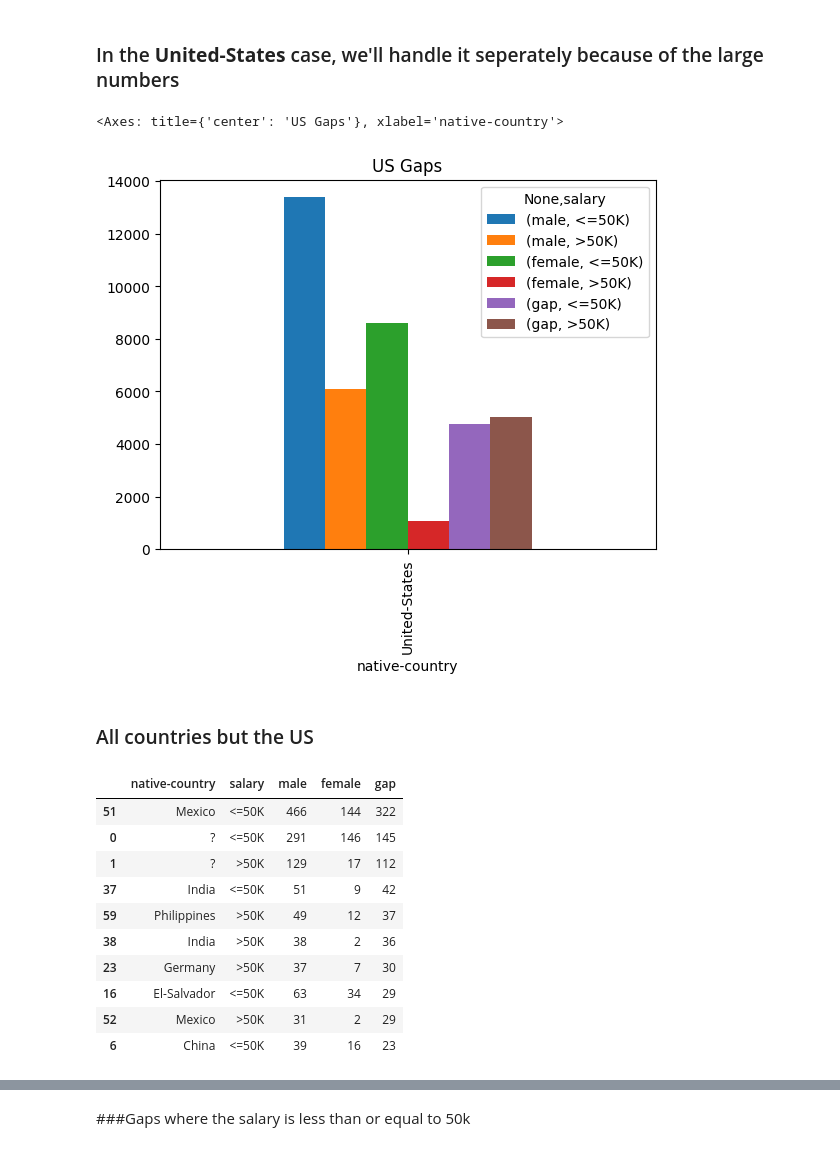
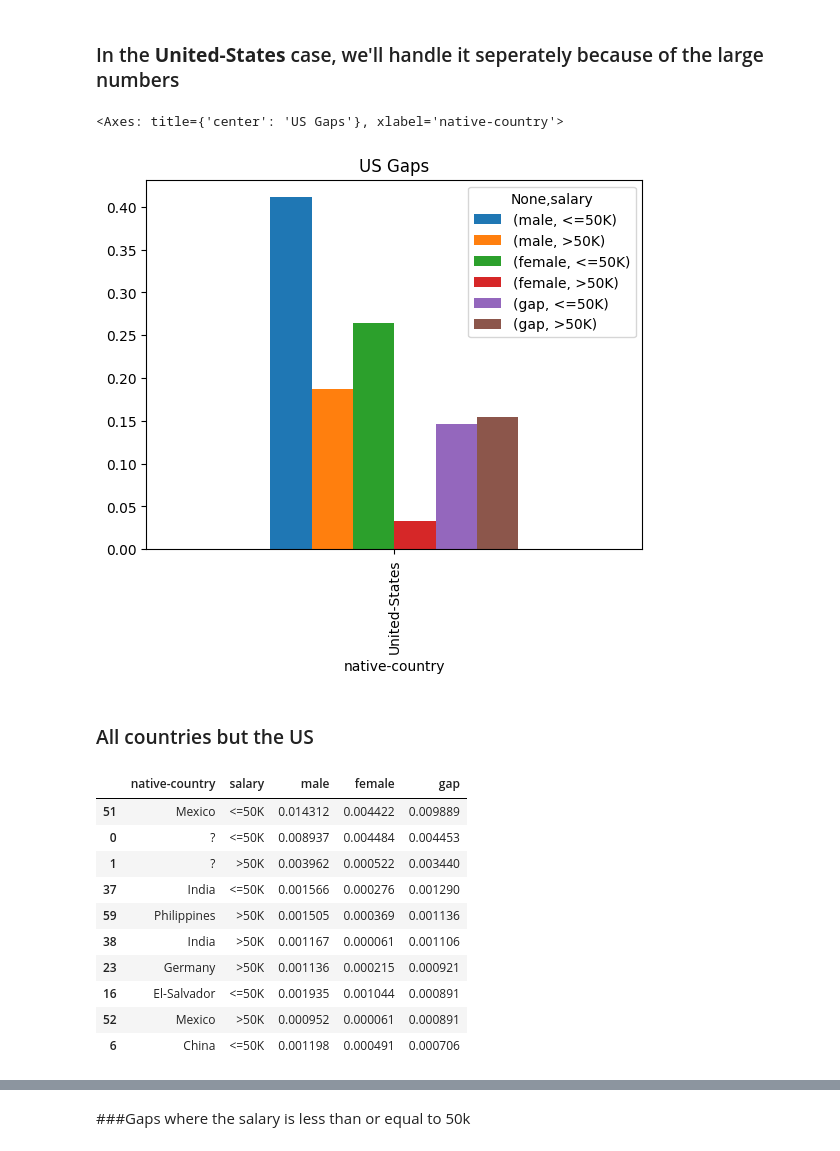
Before and after one commit to 6arek212/ML-Salary-Dataset, a Jupyter notebook: ML.ipynb, the cells around one changed output, grey strips where cells are left out. Drawn from its saved outputs; the diff is of its cells as text; code cells hidden in the pictures.

```diff
--- a/ML.ipynb
+++ b/ML.ipynb
@@ -215,32 +217,31 @@ plt.show()
 # %%
 filtered_data = salary[salary["native-country"] == "United-States"]
 
 data = filtered_data.groupby(["native-country",  "salary"]).apply(lambda x: pd.Series({
-   "male" : (x.sex.str.contains('Male')).sum(),
-   "female" :(x.sex.str.contains('Female')).sum()
+   "male" : (x.sex == 'Male').sum() / len(salary) ,
+   "female" :(x.sex == 'Female').sum() / len(salary)
 }))
 data = data.reset_index()
 
 
 data["gap"] = abs(data["male"] - data["female"])
 
 data = data.nlargest(10, "gap")
 
 data.set_index(['native-country','salary']).unstack().plot.bar(title= 'US Gaps')
 # %% [output]
 <Axes: title={'center': 'US Gaps'}, xlabel='native-country'>
-[figure, old version]
+[figure, new version]
 # %% [markdown]
 ### All countries but the US
 # %%
 filtered_data = salary[salary["native-country"] != "United-States"]
 # count=("salary", 'count') , Female = ("sex" , "count") , Male = ("sex","count")
 data = filtered_data.groupby(["native-country",  "salary"]).apply(lambda x: pd.Series({
-   "male" : (x.sex.str.contains('Male')).sum(),
-   "female" :(x.sex.str.contains('Female')).sum()
+   "male" : (x.sex == 'Male').sum() / len(salary) ,
+   "female" :(x.sex == 'Female').sum() / len(salary)
 }))
 data = data.reset_index()
-
 
 data["gap"] = abs(data["male"] - data["female"])
 
@@ -249,16 +250,16 @@ data = data.nlargest(10, "gap")
 data
 # %% [output]
 |  | native-country | salary | male | female | gap |
-| 51 | Mexico | <=50K | 466 | 144 | 322 |
-| 0 | ? | <=50K | 291 | 146 | 145 |
-| 1 | ? | >50K | 129 | 17 | 112 |
-| 37 | India | <=50K | 51 | 9 | 42 |
-| 59 | Philippines | >50K | 49 | 12 | 37 |
-| 38 | India | >50K | 38 | 2 | 36 |
-| 23 | Germany | >50K | 37 | 7 | 30 |
-| 16 | El-Salvador | <=50K | 63 | 34 | 29 |
-| 52 | Mexico | >50K | 31 | 2 | 29 |
-| 6 | China | <=50K | 39 | 16 | 23 |
+| 51 | Mexico | <=50K | 0.014312 | 0.004422 | 0.009889 |
+| 0 | ? | <=50K | 0.008937 | 0.004484 | 0.004453 |
+| 1 | ? | >50K | 0.003962 | 0.000522 | 0.003440 |
+| 37 | India | <=50K | 0.001566 | 0.000276 | 0.001290 |
+| 59 | Philippines | >50K | 0.001505 | 0.000369 | 0.001136 |
+| 38 | India | >50K | 0.001167 | 0.000061 | 0.001106 |
+| 23 | Germany | >50K | 0.001136 | 0.000215 | 0.000921 |
+| 16 | El-Salvador | <=50K | 0.001935 | 0.001044 | 0.000891 |
+| 52 | Mexico | >50K | 0.000952 | 0.000061 | 0.000891 |
+| 6 | China | <=50K | 0.001198 | 0.000491 | 0.000706 |
 # %%
 data.set_index(['native-country','salary']).unstack().plot.bar()
 # %% [output]
```
Also changed, not shown: parts of 12 cells of this notebook, 1 other file.
